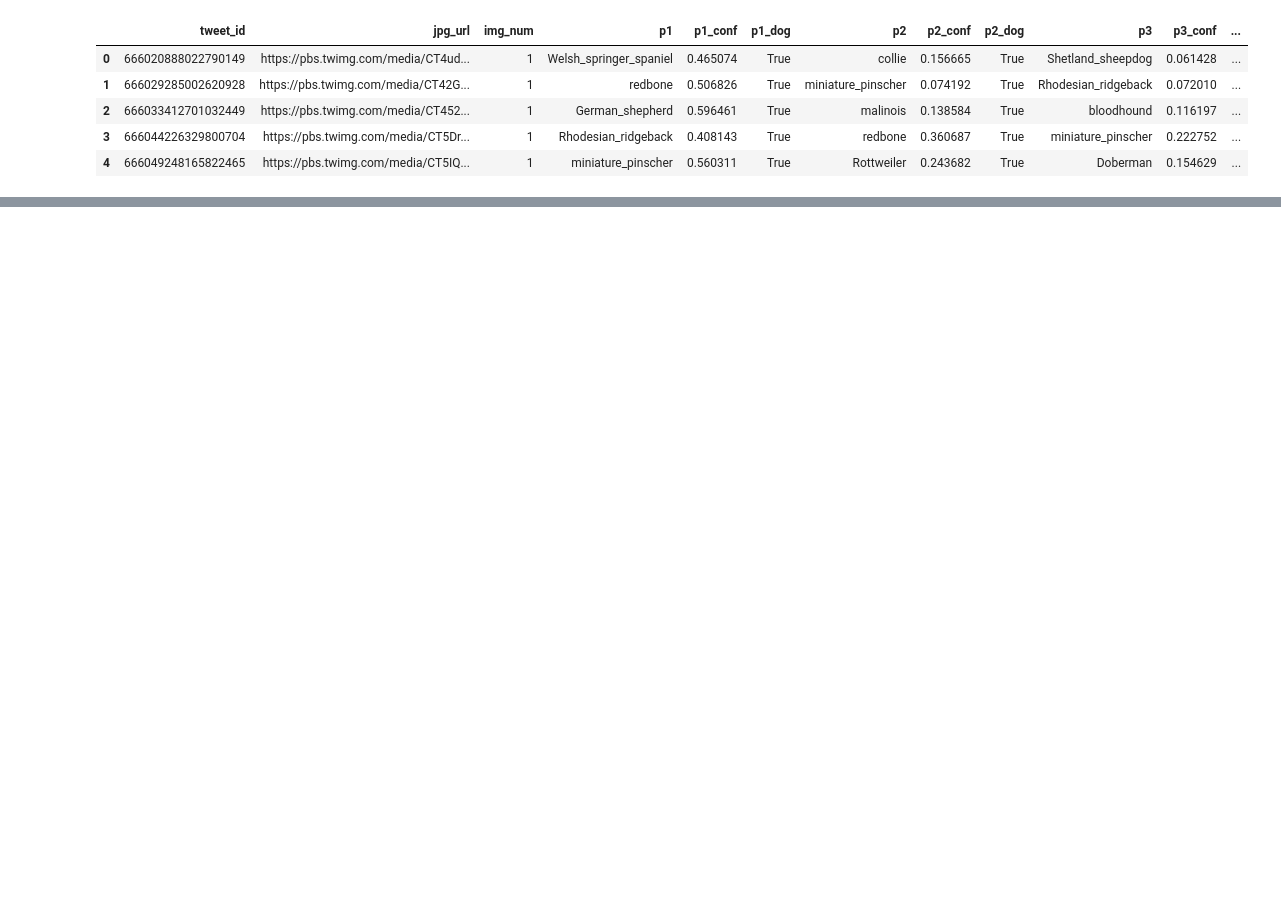
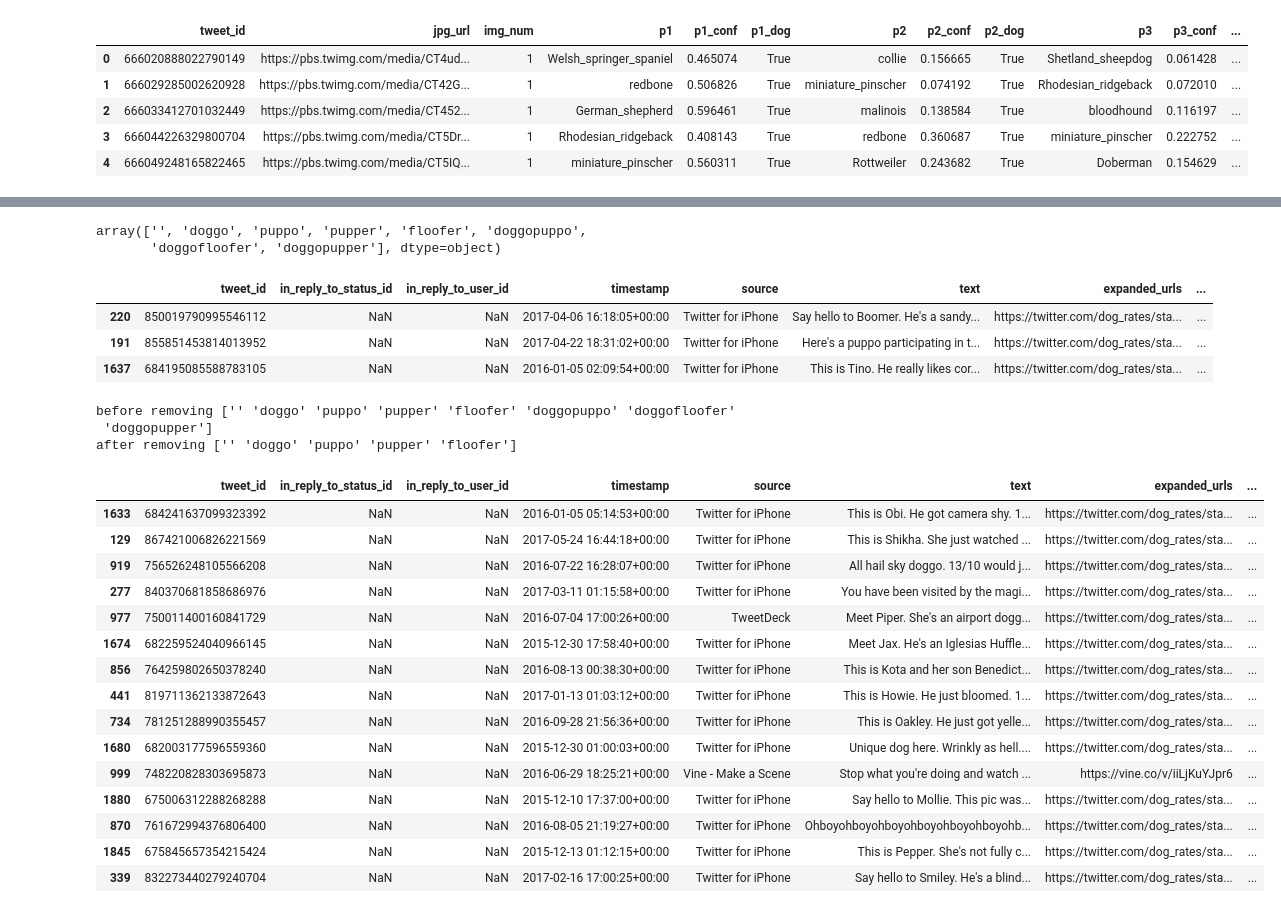
Before and after one commit to eduardopd/udacity-data-analysis-data-wrangling, a Jupyter notebook: wrangle_act.ipynb, the cells around one changed output, grey strips where cells are left out. Cells and saved outputs as stored; diff of their text form; code cells hidden in the pictures; blank space fills up the shorter version.

```diff
--- a/wrangle_act.ipynb
+++ b/wrangle_act.ipynb
@@ -341,0 +361,10 @@ Index(['id', 'retweet_count', 'favorite_count'], dtype='object')
+# %%
+# Remove columns related to retweets
+
+df_clean_archive.drop('retweeted_status_id', axis=1, inplace=True)
+df_clean_archive.drop('retweeted_status_user_id', axis=1, inplace=True)
+df_clean_archive.drop('retweeted_status_timestamp', axis=1, inplace=True)
+
+# Test
+
+df_clean_archive.head()
@@ -341,0 +407,64 @@ Index(['id', 'retweet_count', 'favorite_count'], dtype='object')
+# %%
+# Create new column dog_stages
+
+df_clean_archive['dog_stages'] = (df_clean_archive['doggo'] +
+                                  df_clean_archive['floofer'] +
+                                  df_clean_archive['pupper'] +
+                                  df_clean_archive['puppo']
+                                 )
+
+df_clean_archive.dog_stages.unique()
+# %% [output]
+array(['', 'doggo', 'puppo', 'pupper', 'floofer', 'doggopuppo',
+       'doggofloofer', 'doggopupper'], dtype=object)
+# %%
+# Drop columns doggo, puppo, pupper and floofer
+
+df_clean_archive.drop('doggo', axis=1, inplace=True)
+df_clean_archive.drop('floofer', axis=1, inplace=True)
+df_clean_archive.drop('pupper', axis=1, inplace=True)
+df_clean_archive.drop('puppo', axis=1, inplace=True)
+
+# Test
+
+df_clean_archive.sample(3)
+# %% [output]
+|  | tweet_id | in_reply_to_status_id | in_reply_to_user_id | timestamp | source | text | expanded_urls | ... |
+| 220 | 850019790995546112 | NaN | NaN | 2017-04-06 16:18:05+00:00 | Twitter for iPhone | Say hello to Boomer. He's a sandy... | https://twitter.com/dog_rates/sta... | ... |
+| 191 | 855851453814013952 | NaN | NaN | 2017-04-22 18:31:02+00:00 | Twitter for iPhone | Here's a puppo participating in t... | https://twitter.com/dog_rates/sta... | ... |
+| 1637 | 684195085588783105 | NaN | NaN | 2016-01-05 02:09:54+00:00 | Twitter for iPhone | This is Tino. He really likes cor... | https://twitter.com/dog_rates/sta... | ... |
+# %%
+# Dogs with more than one dog stage
+
+print('before removing', df_clean_archive.dog_stages.unique())
+
+# Remove doggopuppo, doggofloofer, doggopupper
+
+remove_dogstage = df_clean_archive.query('dog_stages == "doggopuppo" or dog_stages == "doggofloofer" or dog_stages == "doggopupper"')
+df_clean_archive = df_clean_archive[~df_clean_archive.index.isin(remove_dogstage.index)]
+
+# Test
+print('after removing', df_clean_archive.dog_stages.unique())
+# %% [output]
+before removing ['' 'doggo' 'puppo' 'pupper' 'floofer' 'doggopuppo' 'doggofloofer'
+ 'doggopupper']
+after removing ['' 'doggo' 'puppo' 'pupper' 'floofer']
+# %%
+df_clean_archive.sample(15)
+# %% [output]
+|  | tweet_id | in_reply_to_status_id | in_reply_to_user_id | timestamp | source | text | expanded_urls | ... |
+| 1633 | 684241637099323392 | NaN | NaN | 2016-01-05 05:14:53+00:00 | Twitter for iPhone | This is Obi. He got camera shy. 1... | https://twitter.com/dog_rates/sta... | ... |
+| 129 | 867421006826221569 | NaN | NaN | 2017-05-24 16:44:18+00:00 | Twitter for iPhone | This is Shikha. She just watched ... | https://twitter.com/dog_rates/sta... | ... |
+| 919 | 756526248105566208 | NaN | NaN | 2016-07-22 16:28:07+00:00 | Twitter for iPhone | All hail sky doggo. 13/10 would j... | https://twitter.com/dog_rates/sta... | ... |
+| 277 | 840370681858686976 | NaN | NaN | 2017-03-11 01:15:58+00:00 | Twitter for iPhone | You have been visited by the magi... | https://twitter.com/dog_rates/sta... | ... |
+| 977 | 750011400160841729 | NaN | NaN | 2016-07-04 17:00:26+00:00 | TweetDeck | Meet Piper. She's an airport dogg... | https://twitter.com/dog_rates/sta... | ... |
+| 1674 | 682259524040966145 | NaN | NaN | 2015-12-30 17:58:40+00:00 | Twitter for iPhone | Meet Jax. He's an Iglesias Huffle... | https://twitter.com/dog_rates/sta... | ... |
+| 856 | 764259802650378240 | NaN | NaN | 2016-08-13 00:38:30+00:00 | Twitter for iPhone | This is Kota and her son Benedict... | https://twitter.com/dog_rates/sta... | ... |
+| 441 | 819711362133872643 | NaN | NaN | 2017-01-13 01:03:12+00:00 | Twitter for iPhone | This is Howie. He just bloomed. 1... | https://twitter.com/dog_rates/sta... | ... |
+| 734 | 781251288990355457 | NaN | NaN | 2016-09-28 21:56:36+00:00 | Twitter for iPhone | This is Oakley. He just got yelle... | https://twitter.com/dog_rates/sta... | ... |
+| 1680 | 682003177596559360 | NaN | NaN | 2015-12-30 01:00:03+00:00 | Twitter for iPhone | Unique dog here. Wrinkly as hell.... | https://twitter.com/dog_rates/sta... | ... |
+| 999 | 748220828303695873 | NaN | NaN | 2016-06-29 18:25:21+00:00 | Vine - Make a Scene | Stop what you're doing and watch ... | https://vine.co/v/iiLjKuYJpr6 | ... |
+| 1880 | 675006312288268288 | NaN | NaN | 2015-12-10 17:37:00+00:00 | Twitter for iPhone | Say hello to Mollie. This pic was... | https://twitter.com/dog_rates/sta... | ... |
+| 870 | 761672994376806400 | NaN | NaN | 2016-08-05 21:19:27+00:00 | Twitter for iPhone | Ohboyohboyohboyohboyohboyohboyohb... | https://twitter.com/dog_rates/sta... | ... |
+| 1845 | 675845657354215424 | NaN | NaN | 2015-12-13 01:12:15+00:00 | Twitter for iPhone | This is Pepper. She's not fully c... | https://twitter.com/dog_rates/sta... | ... |
+| 339 | 832273440279240704 | NaN | NaN | 2017-02-16 17:00:25+00:00 | Twitter for iPhone | Say hello to Smiley. He's a blind... | https://twitter.com/dog_rates/sta... | ... |
```
Also changed, not shown: parts of 32 cells of this notebook.
